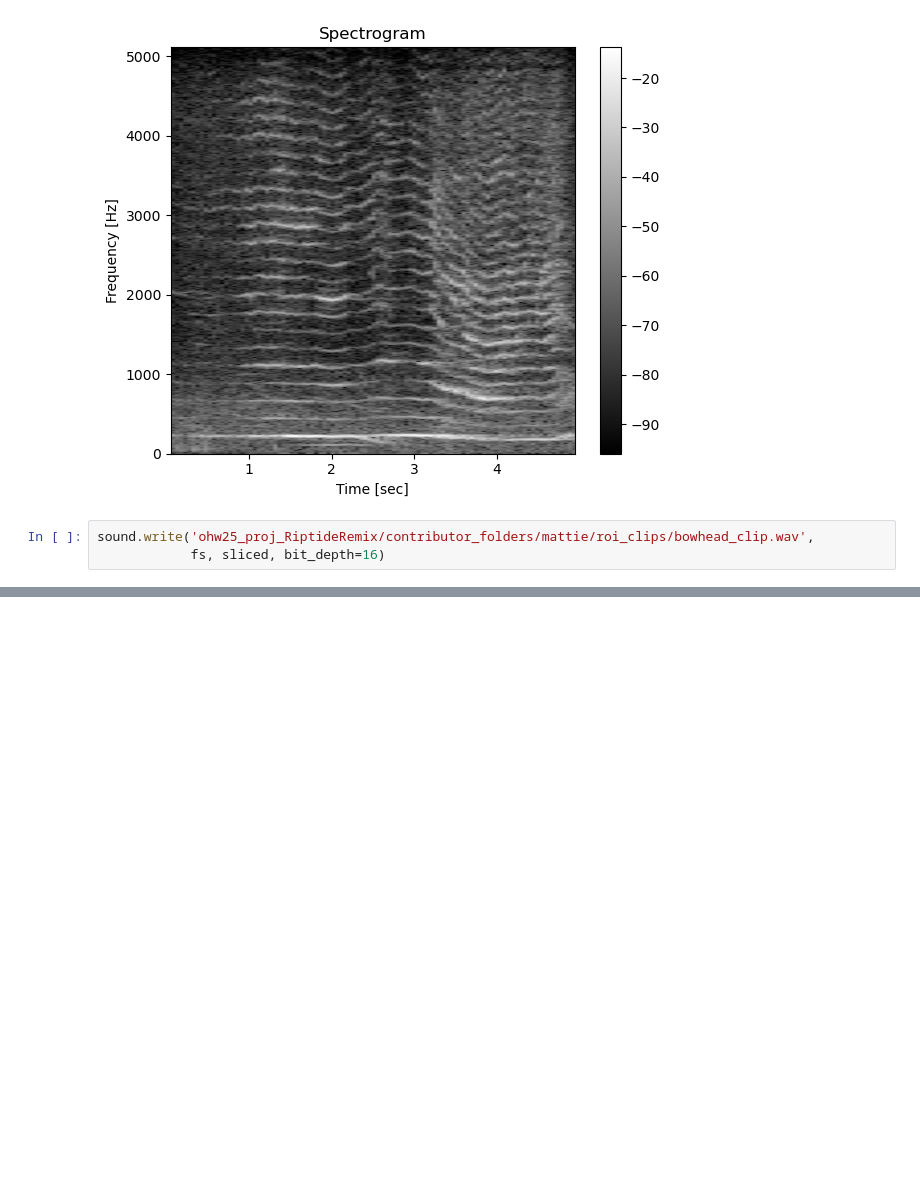
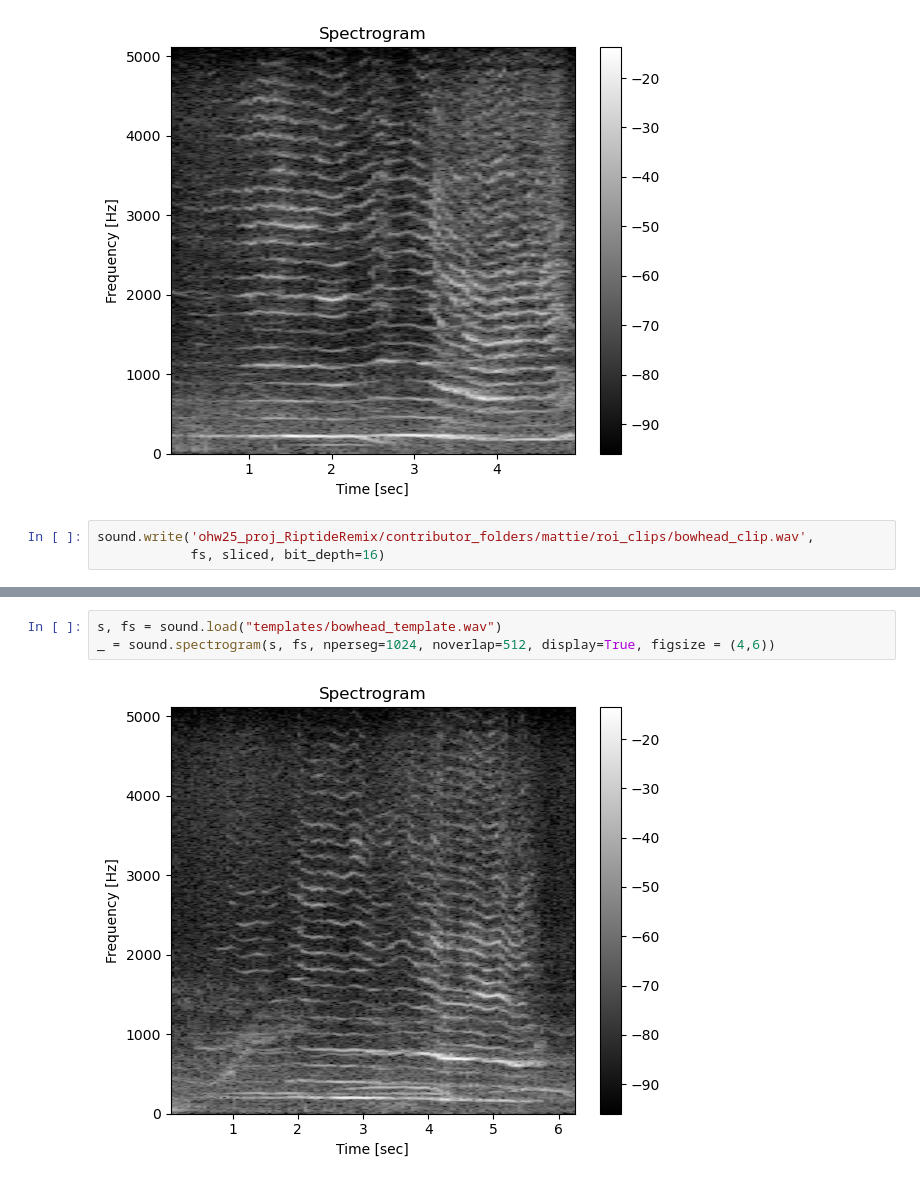
Before and after one commit to oceanhackweek/RiptideRemix, a Jupyter notebook: contributor_folders/mattie/clip_selection/initial_clip_selection.ipynb, the cells around one changed output, grey strips where cells are left out. Saved outputs shown, nothing was run; the diff lists cells and outputs as text; blank space fills up the shorter version.

```diff
--- a/contributor_folders/mattie/clip_selection/initial_clip_selection.ipynb
+++ b/contributor_folders/mattie/clip_selection/initial_clip_selection.ipynb
@@ -185,0 +196,5 @@ sound.write('ohw25_proj_RiptideRemix/contributor_folders/mattie/roi_clips/bowhea
+# %%
+s, fs = sound.load("templates/bowhead_template.wav")
+_ = sound.spectrogram(s, fs, nperseg=1024, noverlap=512, display=True, figsize = (4,6))
+# %% [output]
+[figure, added]
```
Also changed, not shown: parts of 6 cells of this notebook, 3 other files.
